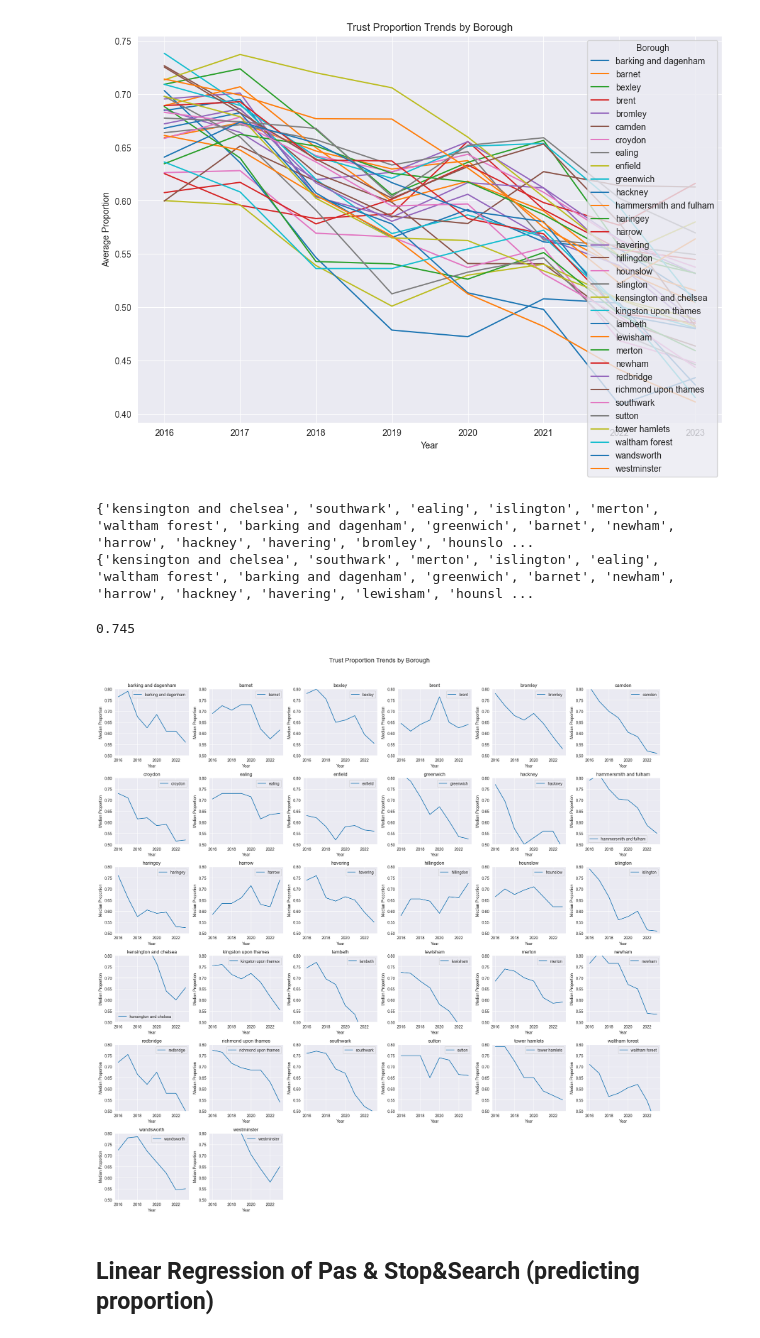
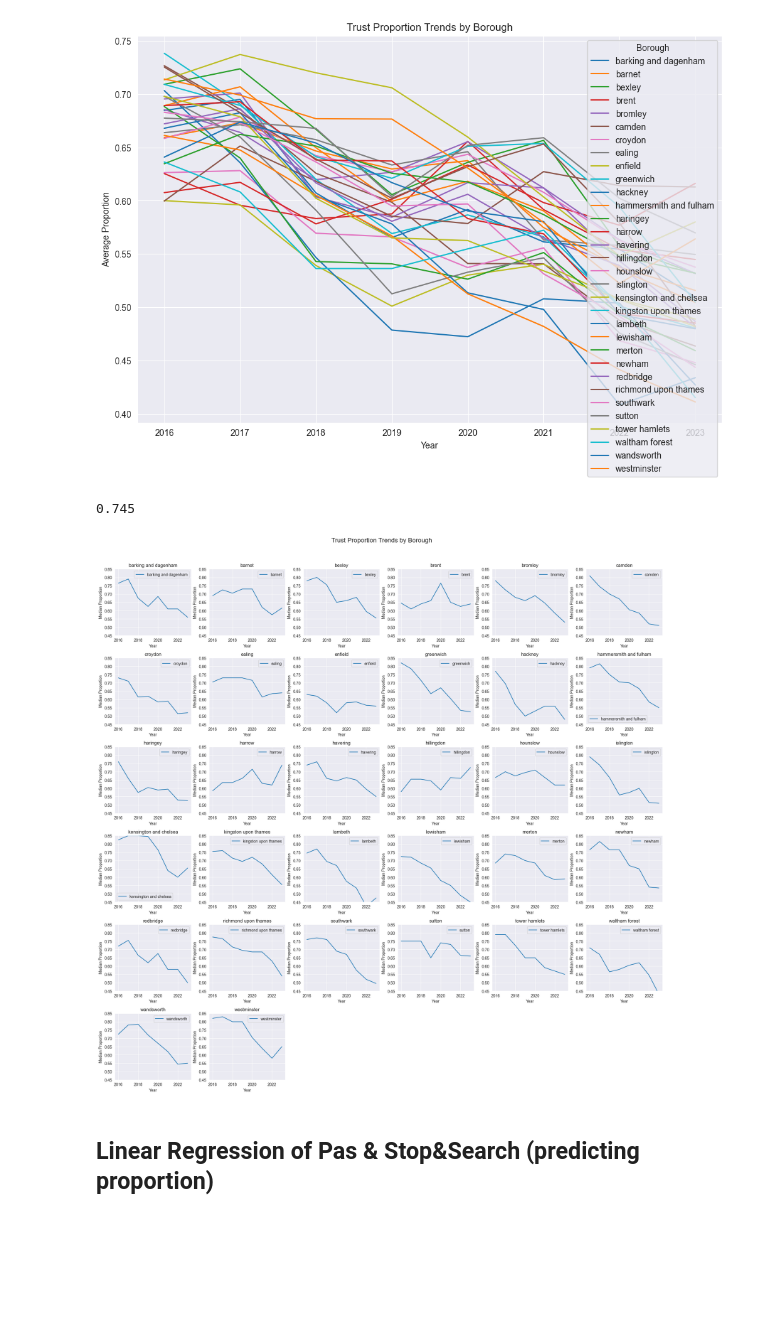
Before and after one commit to stiverthijmen163/DC2-Group-15, a Jupyter notebook: Borough_Exploration_Trust.ipynb, the cells around one changed output. Saved outputs shown, nothing was run; the diff lists cells and outputs as text; code cells hidden in the pictures; blank space fills up the shorter version.

Commit message:
Cleaned up the Borough_Exploration_Trust.ipynb Added S&S+PAS

```diff
--- a/Borough_Exploration_Trust.ipynb
+++ b/Borough_Exploration_Trust.ipynb
@@ -89,12 +93,6 @@ ax.legend(title='Borough')
 plt.show()
 # %% [output]
 [figure]
-# %%
-print(set(pas['borough'].values))
-print(set(stop_and_search_df['borough'].values))
-# %% [output]
-{'kensington and chelsea', 'southwark', 'ealing', 'islington', 'merton', 'waltham forest', 'barking and dagenham', 'greenwich', 'barnet', 'newham', 'harrow', 'hackney', 'havering', 'bromley', 'hounslo ...
-{'kensington and chelsea', 'southwark', 'merton', 'islington', 'ealing', 'waltham forest', 'barking and dagenham', 'greenwich', 'barnet', 'newham', 'harrow', 'hackney', 'havering', 'lewisham', 'hounsl ...
 # %%
 median_values = pas.groupby('borough')['Proportion'].median()
 ymax = median_values.max()
@@ -114,35 +112,35 @@ num_boroughs = len(boroughs)
 
 # Calculate the number of rows and columns for the subplots grid
 cols = 6  # You can adjust the number of columns
 rows = (num_boroughs // cols) + (num_boroughs % cols > 0)
 median_values = pas.groupby('borough')['Proportion'].median()
 ymax = median_values.max()
 ymin = median_values.min()
 
 fig, axes = plt.subplots(rows, cols, figsize=(20, 20))
 fig.suptitle('Trust Proportion Trends by Borough', fontsize=16)
 
 # Flatten axes array for easy iteration
 axes = axes.flatten()
 
 for i, borough in enumerate(boroughs):
     borough_data = pas[pas['borough'] == borough]
     borough_data.groupby('Year')['Proportion'].median().plot(ax=axes[i], label=borough)
     axes[i].set_title(borough)
     axes[i].set_xlabel('Year')
     axes[i].set_ylabel('Median Proportion')
     axes[i].legend()
         # Set the same y-axis limits for all plots
-    axes[i].set_ylim(0.5, 0.8)
+    axes[i].set_ylim(0.45, 0.85)
 
 # Remove any empty subplots
 for j in range(i+1, len(axes)):
     fig.delaxes(axes[j])
 
 plt.tight_layout(rect=[0, 0, 1, 0.96])
 plt.show()
 # %% [output]
-[figure, old version]
+[figure, new version]
 # %% [markdown]
 ## Linear Regression of Pas & Stop&Search (predicting proportion)
 # %% [markdown]
```
Also changed, not shown: parts of 21 cells of this notebook, 1 other file.
